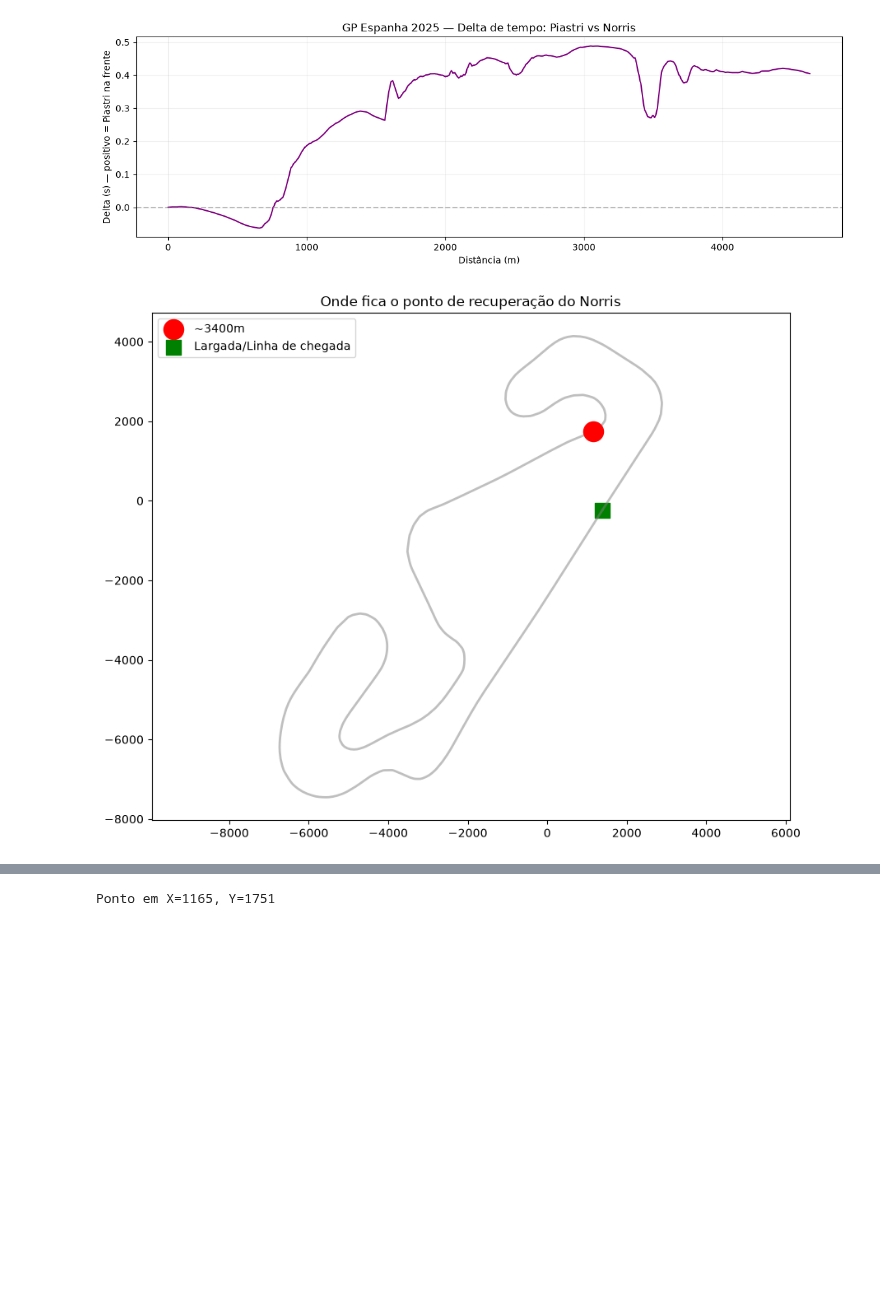
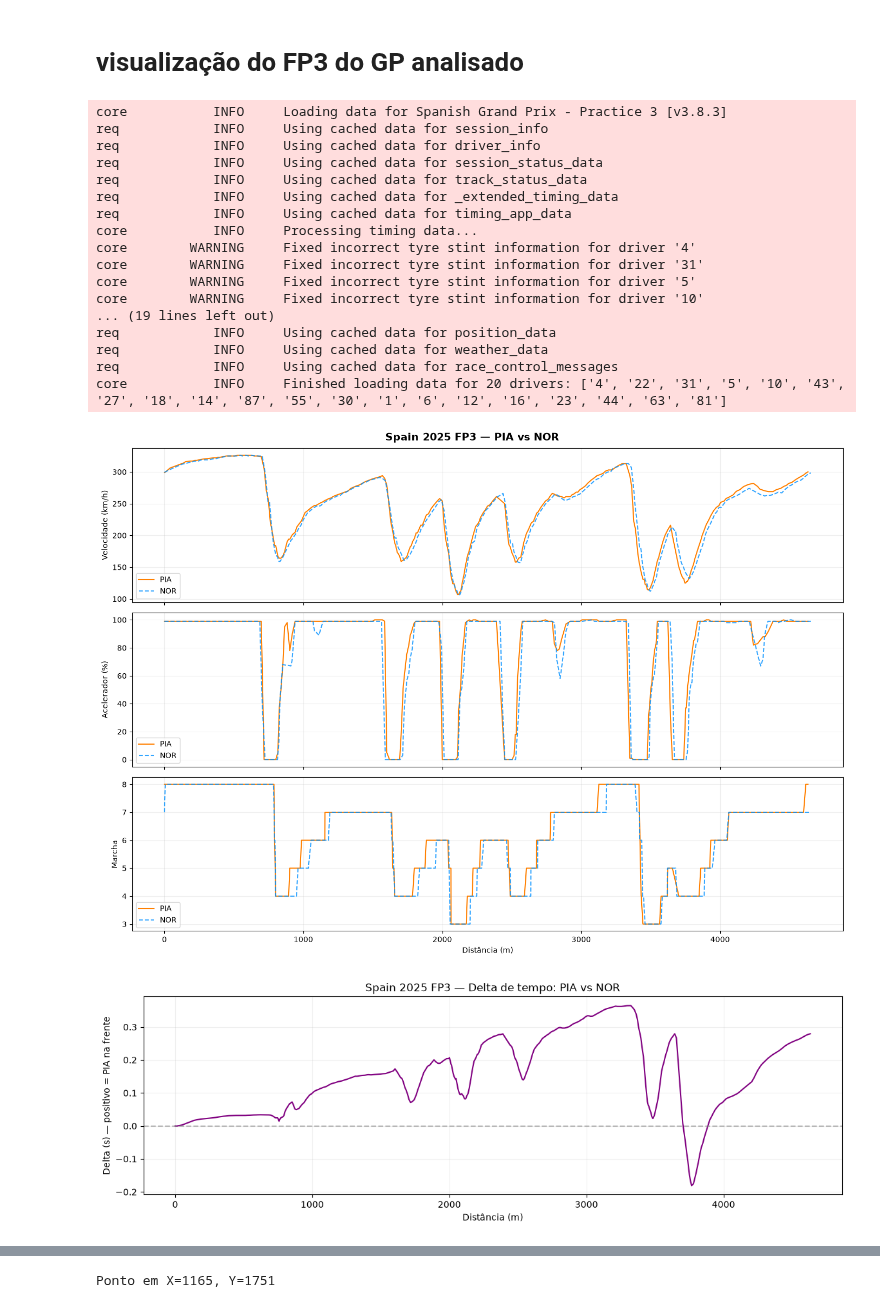
Before and after one commit to Mazzoni-mat-ap/telemetria-f1, a Jupyter notebook: MODULO1.ipynb, the cells around one changed output, grey strips where cells are left out. Saved outputs shown, nothing was run; the diff lists cells and outputs as text; code cells hidden in the pictures; blank space fills up the shorter version.

```diff
--- a/MODULO1.ipynb
+++ b/MODULO1.ipynb
@@ -315,18 +77,0 @@ plt.show()
-# %%
-# Interpola o tempo do Norris nos mesmos pontos de distância do Piastri
-nor_time_interp = np.interp(tel_pia['Distance'], tel_nor['Distance'], tel_nor['Time'].dt.total_seconds())
-pia_time = tel_pia['Time'].dt.total_seconds()
-
-# Delta: positivo = Piastri mais lento até aquele ponto, negativo = mais rápido
-delta = nor_time_interp - pia_time
-
-plt.figure(figsize=(14, 4))
-plt.plot(tel_pia['Distance'], delta, color='purple')
-plt.axhline(0, color='gray', linestyle='--', alpha=0.5)
-plt.xlabel('Distância (m)')
-plt.ylabel('Delta (s) — positivo = Piastri na frente')
-plt.title('GP Espanha 2025 — Delta de tempo: Piastri vs Norris')
-plt.grid(alpha=0.2)
-plt.show()
-# %% [output]
-[figure, removed]
@@ -341,15 +78,24 @@ ponto_x, ponto_y = encontrar_ponto_na_pista(tel_pia, 3400)
-# %%
-# Mostra o trecho ao redor do ponto de interesse, com mais contexto
-plt.figure(figsize=(10, 8))
-plt.plot(tel_pia['X'], tel_pia['Y'], color='gray', linewidth=2, alpha=0.5)
-plt.scatter(ponto_x, ponto_y, color='red', s=300, zorder=5, label='~3400m')
-
-# Marca também o início e fim da pista pra te orientar
-plt.scatter(tel_pia['X'].iloc[0], tel_pia['Y'].iloc[0], color='green', s=150, marker='s', label='Largada/Linha de chegada')
-
-plt.title('Onde fica o ponto de recuperação do Norris')
-plt.legend()
-plt.axis('equal')
-plt.show()
-# %% [output]
-[figure, removed]
+# %% [markdown]
+# visualização do FP3 do GP analisado
+# %%
+tel_pia, tel_nor = comparar_pilotos(2025, 'Spain', 'FP3', 'PIA', 'NOR')
+# %% [output]
+core           INFO     Loading data for Spanish Grand Prix - Practice 3 [v3.8.3]
+req            INFO     Using cached data for session_info
+req            INFO     Using cached data for driver_info
+req            INFO     Using cached data for session_status_data
+req            INFO     Using cached data for track_status_data
+req            INFO     Using cached data for _extended_timing_data
+req            INFO     Using cached data for timing_app_data
+core           INFO     Processing timing data...
+core        WARNING     Fixed incorrect tyre stint information for driver '4'
+core        WARNING     Fixed incorrect tyre stint information for driver '31'
+core        WARNING     Fixed incorrect tyre stint information for driver '5'
+core        WARNING     Fixed incorrect tyre stint information for driver '10'
+... (19 lines left out)
+req            INFO     Using cached data for position_data
+req            INFO     Using cached data for weather_data
+req            INFO     Using cached data for race_control_messages
+core           INFO     Finished loading data for 20 drivers: ['4', '22', '31', '5', '10', '43', '27', '18', '14', '87', '55', '30', '1', '6', '12', '16', '23', '44', '63', '81']
+[figure, added]
+[figure, added]
```
Also changed, not shown: parts of 41 cells of this notebook.
